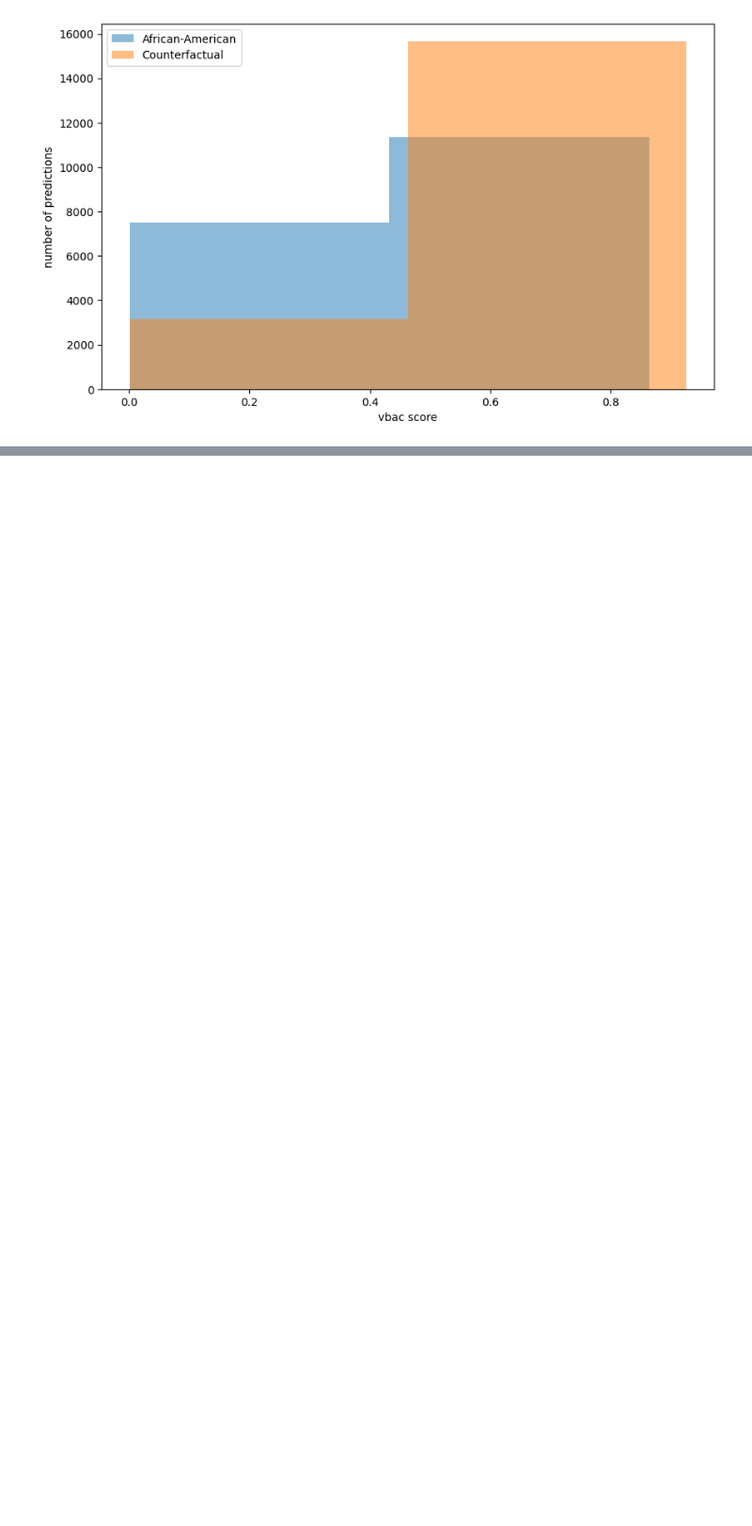
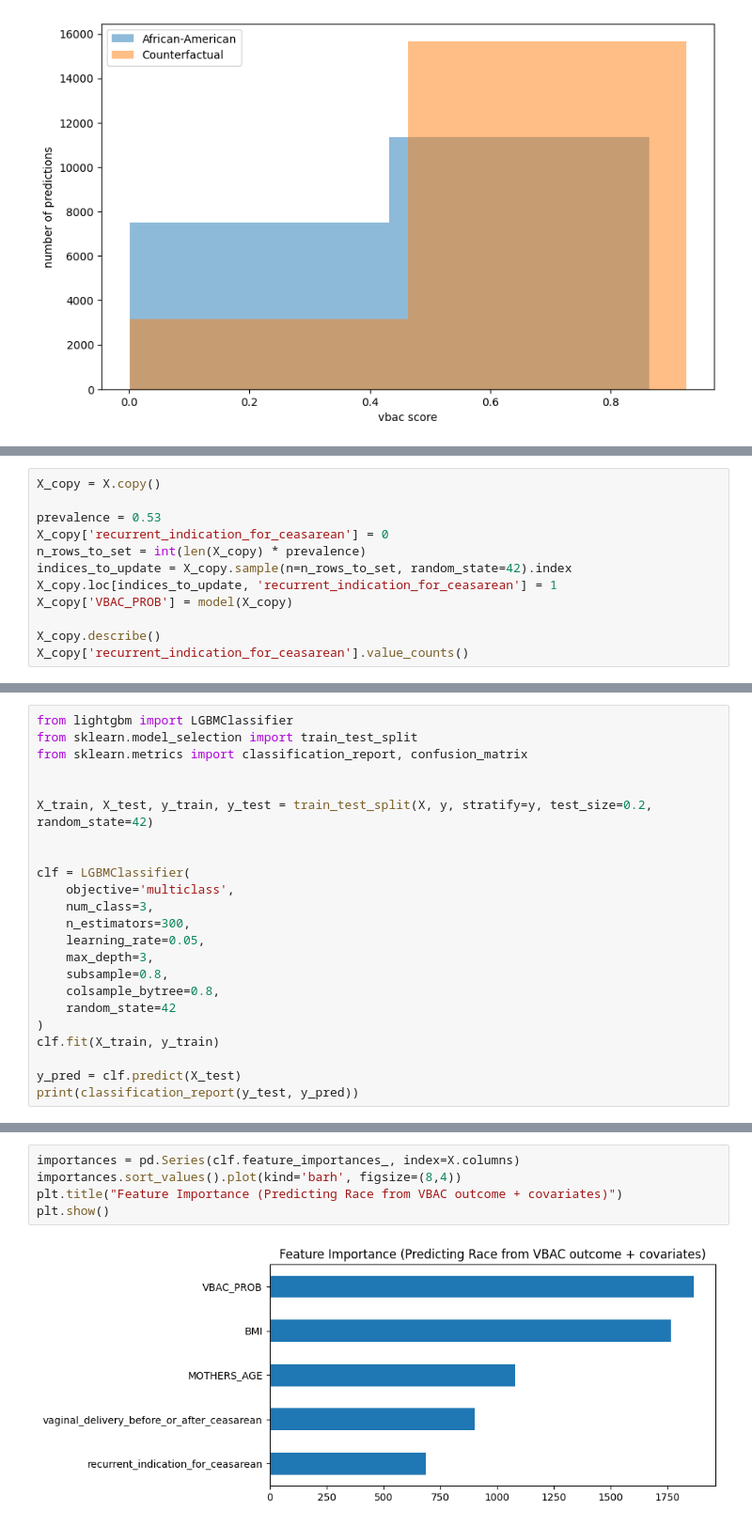
Before and after one commit to chess10kp/compass, a Jupyter notebook: vbac.ipynb, the cells around one changed output, grey strips where cells are left out. Shown at 94% size. Saved outputs shown, nothing was run; the diff lists cells and outputs as text; blank space fills up the shorter version.

```diff
--- a/vbac.ipynb
+++ b/vbac.ipynb
@@ -386,0 +399,12 @@ plt.show()
+# %%
+X_copy = X.copy()
+
+prevalence = 0.53
+X_copy['recurrent_indication_for_ceasarean'] = 0
+n_rows_to_set = int(len(X_copy) * prevalence)
+indices_to_update = X_copy.sample(n=n_rows_to_set, random_state=42).index
+X_copy.loc[indices_to_update, 'recurrent_indication_for_ceasarean'] = 1
+X_copy['VBAC_PROB'] = model(X_copy)
+
+X_copy.describe()
+X_copy['recurrent_indication_for_ceasarean'].value_counts()
@@ -386,0 +455,23 @@ plt.show()
+# %%
+from lightgbm import LGBMClassifier
+from sklearn.model_selection import train_test_split
+from sklearn.metrics import classification_report, confusion_matrix
+
+
+X_train, X_test, y_train, y_test = train_test_split(X, y, stratify=y, test_size=0.2, random_state=42)
+
+
+clf = LGBMClassifier(
+    objective='multiclass',
+    num_class=3,
+    n_estimators=300,
+    learning_rate=0.05,
+    max_depth=3,
+    subsample=0.8,
+    colsample_bytree=0.8,
+    random_state=42
+)
+clf.fit(X_train, y_train)
+
+y_pred = clf.predict(X_test)
+print(classification_report(y_test, y_pred))
@@ -386,0 +502,7 @@ plt.show()
+# %%
+importances = pd.Series(clf.feature_importances_, index=X.columns)
+importances.sort_values().plot(kind='barh', figsize=(8,4))
+plt.title("Feature Importance (Predicting Race from VBAC outcome + covariates)")
+plt.show()
+# %% [output]
+[figure, added]
```
Also changed, not shown: parts of 12 cells of this notebook.
